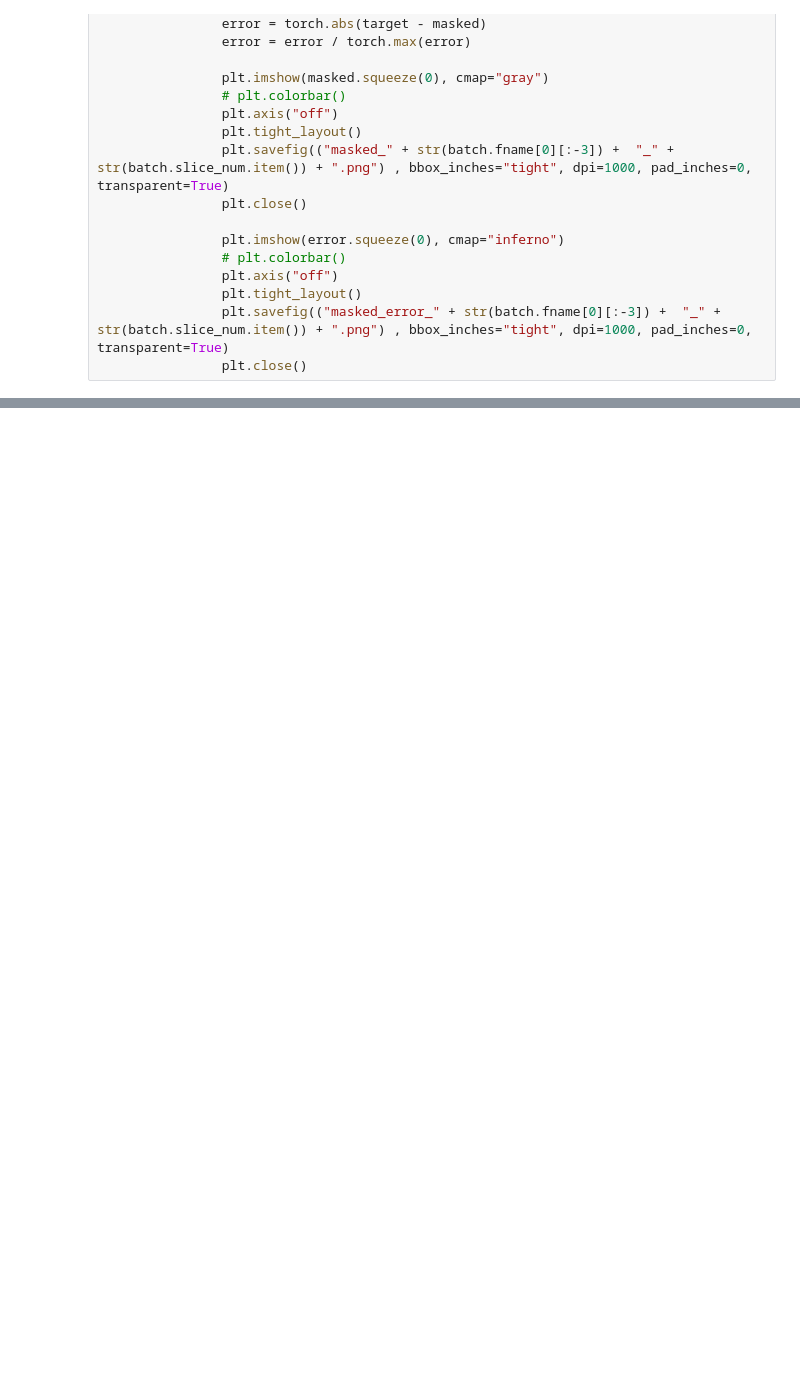
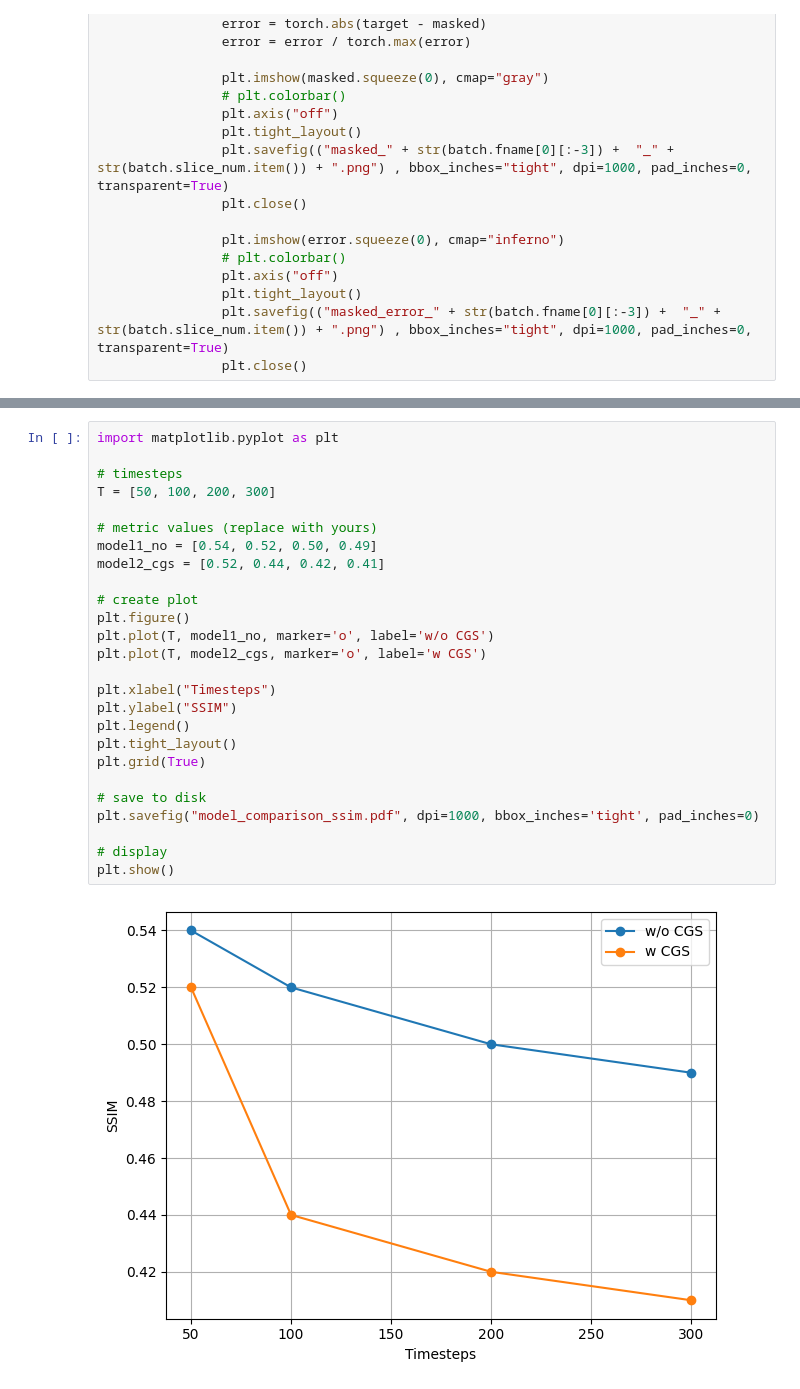
Before and after one commit to sandrosage/kspace-diffusion, a Jupyter notebook: generate_ldm.ipynb, the cells around one changed output, grey strips where cells are left out. Saved outputs shown, nothing was run; the diff lists cells and outputs as text; blank space fills up the shorter version.

```diff
--- a/generate_ldm.ipynb
+++ b/generate_ldm.ipynb
@@ -386,0 +405,28 @@ plt.show()
+# %%
+import matplotlib.pyplot as plt
+
+# timesteps
+T = [50, 100, 200, 300]
+
+# metric values (replace with yours)
+model1_no = [0.54, 0.52, 0.50, 0.49]
+model2_cgs = [0.52, 0.44, 0.42, 0.41]
+
+# create plot
+plt.figure()
+plt.plot(T, model1_no, marker='o', label='w/o CGS')
+plt.plot(T, model2_cgs, marker='o', label='w CGS')
+
+plt.xlabel("Timesteps")
+plt.ylabel("SSIM")
+plt.legend()
+plt.tight_layout()
+plt.grid(True)
+
+# save to disk
+plt.savefig("model_comparison_ssim.pdf", dpi=1000, bbox_inches='tight', pad_inches=0)
+
+# display
+plt.show()
+# %% [output]
+[figure, added]
```
Also changed, not shown: parts of 24 cells of this notebook, 19 other files.
